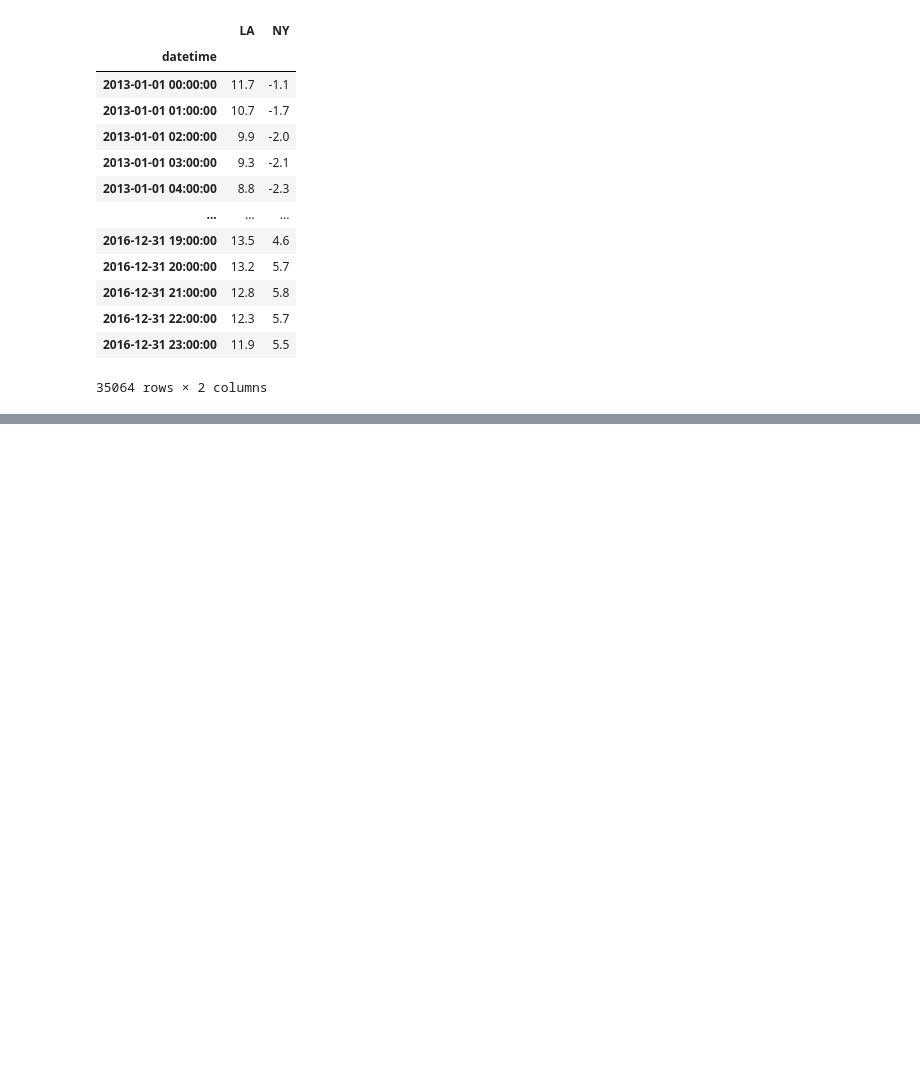
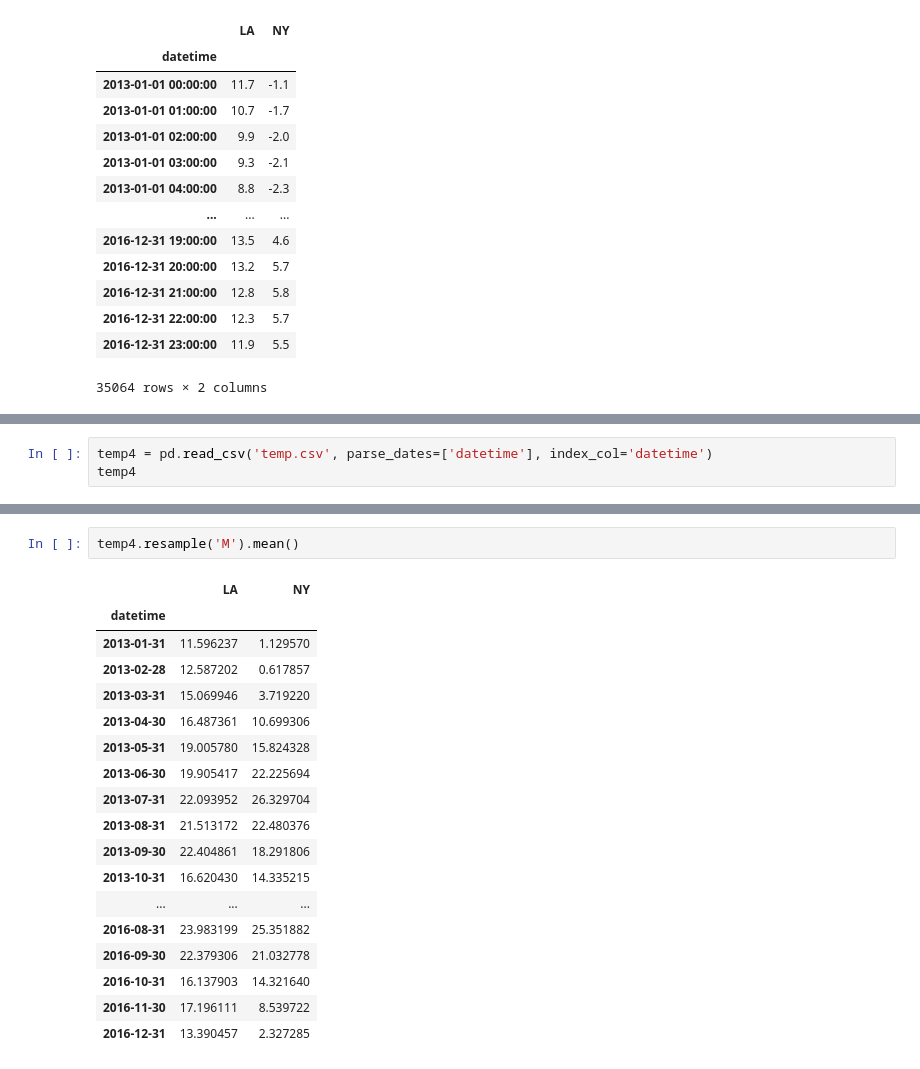
Before and after one commit to DheyaAlqaderi/TechnicalAnalysis-Gold-ML, a Jupyter notebook: Exercises_Python.ipynb, the cells around one changed output, grey strips where cells are left out. Saved outputs shown, nothing was run; the diff lists cells and outputs as text; blank space fills up the shorter version.

Commit message:
Downsampling TimeSeries with resample()

```diff
--- a/Exercises_Python.ipynb
+++ b/Exercises_Python.ipynb
@@ -259,0 +266,3 @@ temp3.loc['2013':]
+# %%
+temp4 = pd.read_csv('temp.csv', parse_dates=['datetime'], index_col='datetime')
+temp4
@@ -259,0 +381,21 @@ temp3.loc['2013':]
+# %%
+temp4.resample('M').mean()
+# %% [output]
+|  | LA | NY |
+| datetime |  |  |
+| 2013-01-31 | 11.596237 | 1.129570 |
+| 2013-02-28 | 12.587202 | 0.617857 |
+| 2013-03-31 | 15.069946 | 3.719220 |
+| 2013-04-30 | 16.487361 | 10.699306 |
+| 2013-05-31 | 19.005780 | 15.824328 |
+| 2013-06-30 | 19.905417 | 22.225694 |
+| 2013-07-31 | 22.093952 | 26.329704 |
+| 2013-08-31 | 21.513172 | 22.480376 |
+| 2013-09-30 | 22.404861 | 18.291806 |
+| 2013-10-31 | 16.620430 | 14.335215 |
+| ... | ... | ... |
+| 2016-08-31 | 23.983199 | 25.351882 |
+| 2016-09-30 | 22.379306 | 21.032778 |
+| 2016-10-31 | 16.137903 | 14.321640 |
+| 2016-11-30 | 17.196111 | 8.539722 |
+| 2016-12-31 | 13.390457 | 2.327285 |
```
Also changed, not shown: parts of 13 cells of this notebook.
